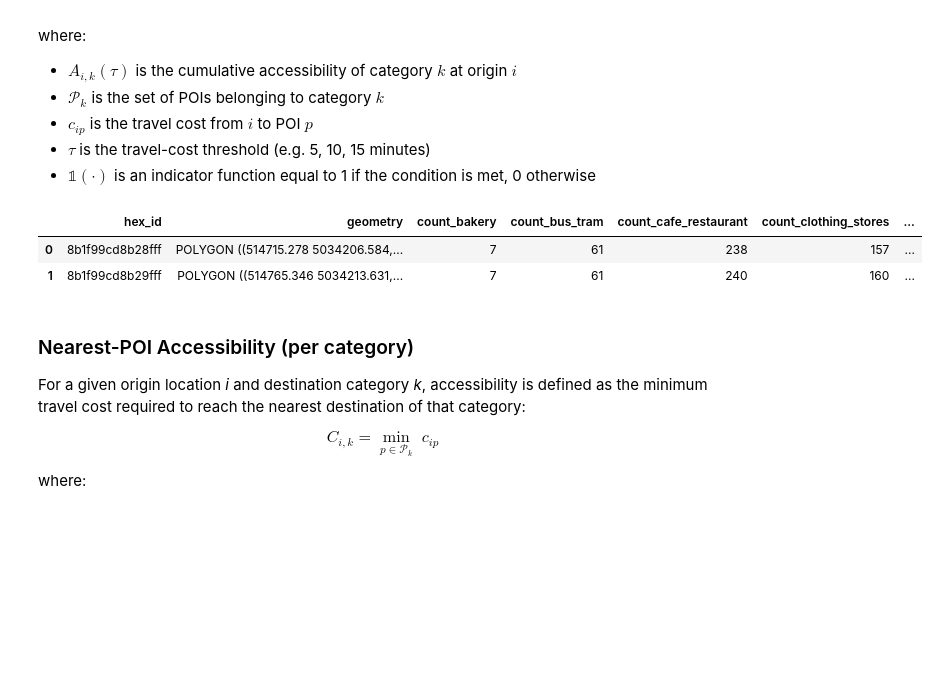
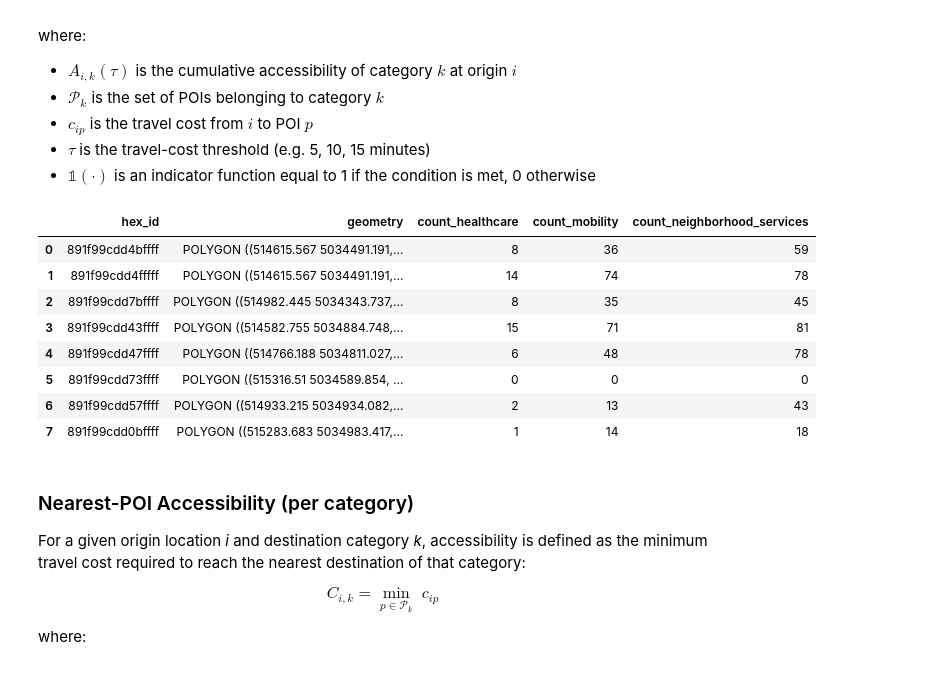
Before and after one commit to TransformTransport/accessX, a Jupyter notebook: notebook_tester.ipynb, the cells around one changed output. Saved outputs shown, nothing was run; the diff lists cells and outputs as text; code cells hidden in the pictures; blank space fills up the shorter version.

```diff
--- a/notebook_tester.ipynb
+++ b/notebook_tester.ipynb
@@ -12,3 +15,15 @@ from geopandas import read_file
 # %% [markdown]
 ## Define AOI & Create Hexagons
+# %%
+bbox_milano = (
+    9.1860,   # minx (lon)
+    45.4620,  # miny (lat)
+    9.1960,   # maxx (lon)
+    45.4680,  # maxy (lat)
+)
+
+data_path = 'data/milan'
+area_file = data_path + '/area/milano_shapefile/A090101_ComuneMilano.shp'
+city_epsg = 32632
+buffer=100
 # %%
@@ -269,15 +258,15 @@ pois_default.to_file('data/pois/pois_default.geojson', driver="GeoJSON")
 # %%
 # read street network
 G_proj = load_graph(
-    nodes_path="data/street_network/graph_with_cost_nodes_OSM.geojson",
-    edges_path="data/street_network/graph_with_cost_edges_OSM.geojson",
+    nodes_path=data_path + "/street_network/graph_with_cost_nodes_OSM.geojson",
+    edges_path=data_path + "/street_network/graph_with_cost_edges_OSM.geojson",
     crs=32632
 )
 
 # read hex-grid
-hexes_proj = read_file('data/area/hexes.geojson')
+hexes_proj = read_file(data_path + '/area/hexes.geojson')
 
-pois_default = read_file('data/pois/pois_default.geojson')
+pois_default = read_file(data_path + '/pois/pois_default.geojson')
 # %% [markdown]
 ### Cumulative Opportunities Accessibility (per category)
 
@@ -297,12 +286,23 @@ where:
 - $\tau$ is the travel-cost threshold (e.g. 5, 10, 15 minutes)
 - $\mathbb{1}(\cdot)$ is an indicator function equal to 1 if the condition is met, 0 otherwise
 # %%
-gdf_access_count = count_accessible_pois(G_proj, hexes_proj, pois_default, max_cost=15, cost_attr="avg_time", max_distance_from_graph=200)
-gdf_access_count.head(2)
+gdf_access_count = count_accessible_pois(G_proj,
+                                         hexes_proj,
+                                         pois_default,
+                                         max_cost=5,
+                                         cost_attr="avg_time",
+                                        max_distance_from_graph=200)
+gdf_access_count.head(10)
 # %% [output]
-|  | hex_id | geometry | count_bakery | count_bus_tram | count_cafe_restaurant | count_clothing_stores | ... |
-| 0 | 8b1f99cd8b28fff | POLYGON ((514715.278 5034206.584,... | 7 | 61 | 238 | 157 | ... |
-| 1 | 8b1f99cd8b29fff | POLYGON ((514765.346 5034213.631,... | 7 | 61 | 240 | 160 | ... |
+|  | hex_id | geometry | count_healthcare | count_mobility | count_neighborhood_services |
+| 0 | 891f99cdd4bffff | POLYGON ((514615.567 5034491.191,... | 8 | 36 | 59 |
+| 1 | 891f99cdd4fffff | POLYGON ((514615.567 5034491.191,... | 14 | 74 | 78 |
+| 2 | 891f99cdd7bffff | POLYGON ((514982.445 5034343.737,... | 8 | 35 | 45 |
+| 3 | 891f99cdd43ffff | POLYGON ((514582.755 5034884.748,... | 15 | 71 | 81 |
+| 4 | 891f99cdd47ffff | POLYGON ((514766.188 5034811.027,... | 6 | 48 | 78 |
+| 5 | 891f99cdd73ffff | POLYGON ((515316.51 5034589.854, ... | 0 | 0 | 0 |
+| 6 | 891f99cdd57ffff | POLYGON ((514933.215 5034934.082,... | 2 | 13 | 43 |
+| 7 | 891f99cdd0bffff | POLYGON ((515283.683 5034983.417,... | 1 | 14 | 18 |
 # %% [markdown]
 ### Nearest-POI Accessibility (per category)
 
```
Also changed, not shown: parts of 25 cells of this notebook.
